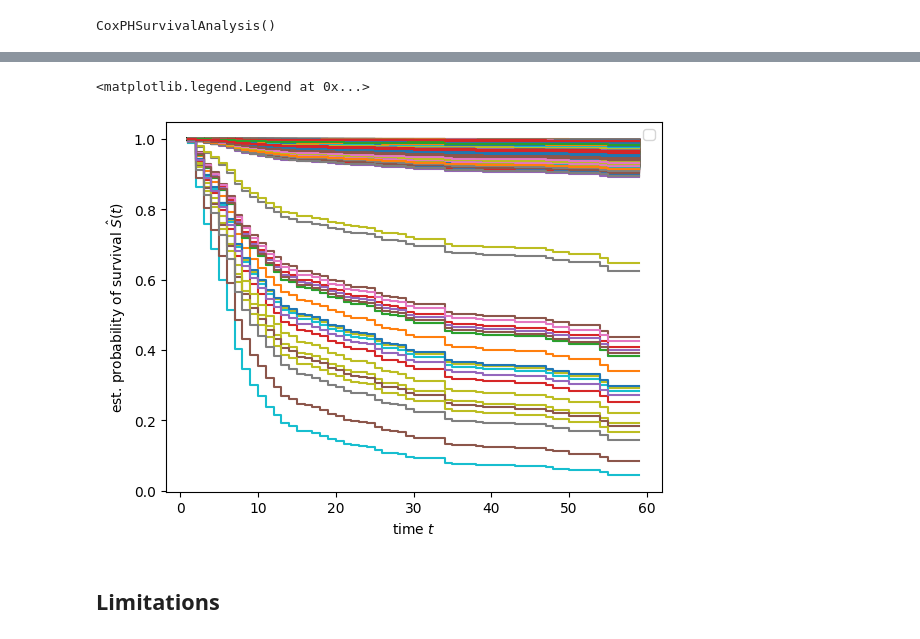
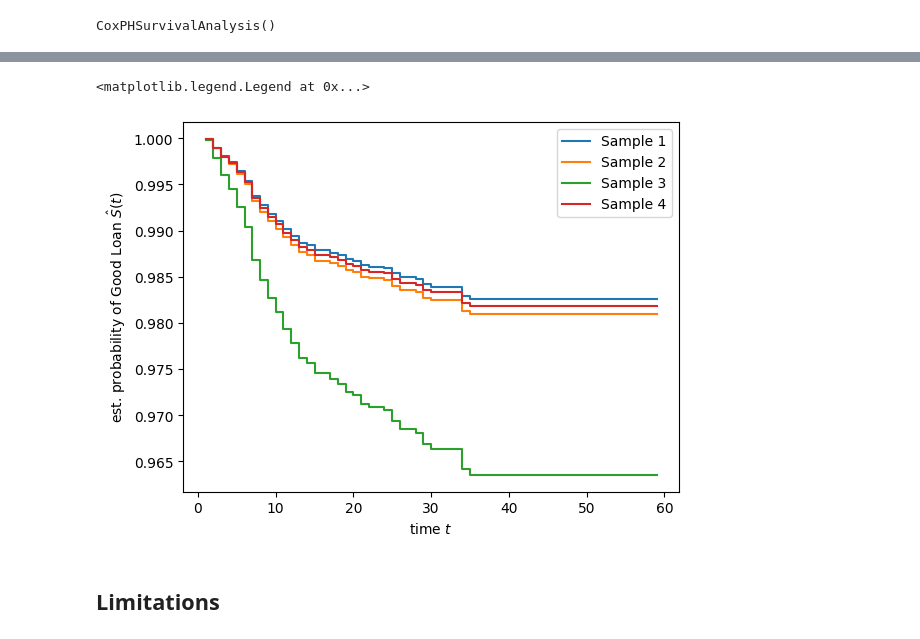
Before and after one commit to jaelar0/ml_credit_project, a Jupyter notebook: final_project.ipynb, the cells around one changed output, grey strips where cells are left out. Drawn from its saved outputs; the diff is of its cells as text; code cells hidden in the pictures.

```diff
--- a/final_project.ipynb
+++ b/final_project.ipynb
@@ -1044,9 +1042,18 @@ array([(False, 29.), (False,  4.), (False,  4.), ..., (False, 12.),
+# %%
+y_train_df = pd.DataFrame(y_train, columns=['bad_event', 'month_on_book'])
+y_test_df = pd.DataFrame(y_test, columns=['bad_event', 'month_on_book'])
+
+y_train_cln = np.array([(row.bad_event, row.month_on_book) for _, row in y_train_df.iterrows()],
+             dtype=[('bad_event', 'bool'), ('month_on_book', 'float64')])
+
+y_test_cln = np.array([(row.bad_event, row.month_on_book) for _, row in y_test_df.iterrows()],
+             dtype=[('bad_event', 'bool'), ('month_on_book', 'float64')])
 # %%
 from sksurv.linear_model import CoxPHSurvivalAnalysis
 
 model = CoxPHSurvivalAnalysis()
 # Pass the sample weights to your model
-model.fit(X, y_all)
+model.fit(X_train, y_train_cln)
 # %% [output]
 CoxPHSurvivalAnalysis()
 # %%
@@ -1120,0 +1152,17 @@ dtype: float64
+# %%
+## Predictions on made-up data
+x_new = pd.DataFrame.from_dict(
+    {
+        1: [1, 0, 1, 2, 60000, 26, 5, 24, 1, 1, 1, 0],
+        2: [0, 1, 0, 0, 75000, 58, 9, 52, 1, 1, 0, 1],
+        3: [0, 0, 1, 1, 120000, 28, 1, 60, 1, 3, 1, 0],
+        4: [1, 1, 0, 0, 82500, 35, 10, 34, 1, 2, 0, 1],
+    },
+    columns=X.columns,
+    orient="index",
+)
+
+scaler = StandardScaler()
+X_new = pd.DataFrame(scaler.fit_transform(x_new), columns=x_new.columns)
+
+X_new.head()
@@ -1121,18 +1175,16 @@ dtype: float64
 # %%
 import numpy as np
 
-pred_surv = model.predict_survival_function(X)
+pred_surv = model.predict_survival_function(X_new)
 time_points = np.arange(1, 60)
 for i, surv_func in enumerate(pred_surv):
-    plt.step(time_points,
-            surv_func(time_points),
-            where="post")
+    plt.step(time_points, surv_func(time_points), where="post", label=f"Sample {i + 1}")
 plt.ylabel(r"est. probability of Good Loan $\hat{S}(t)$")
 plt.xlabel("time $t$")
 plt.legend(loc="best")
 # %% [output]
 <matplotlib.legend.Legend at 0x...>
-[figure, old version]
+[figure, new version]
 # %% [markdown]
 ## Limitations
 # %% [markdown]
```
Also changed, not shown: parts of 13 cells of this notebook.
